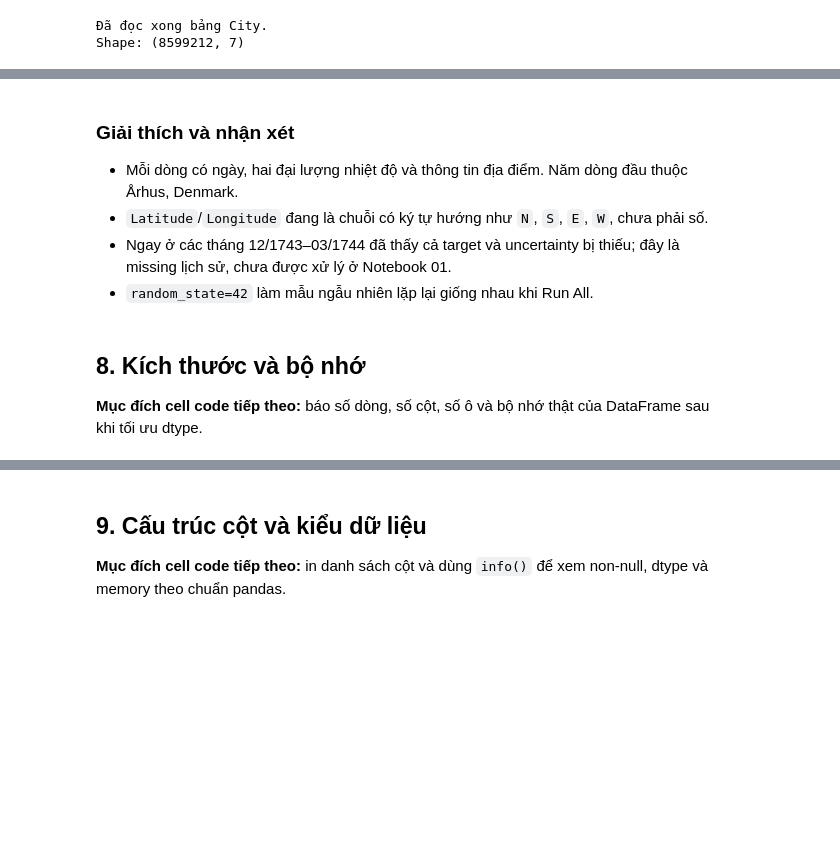
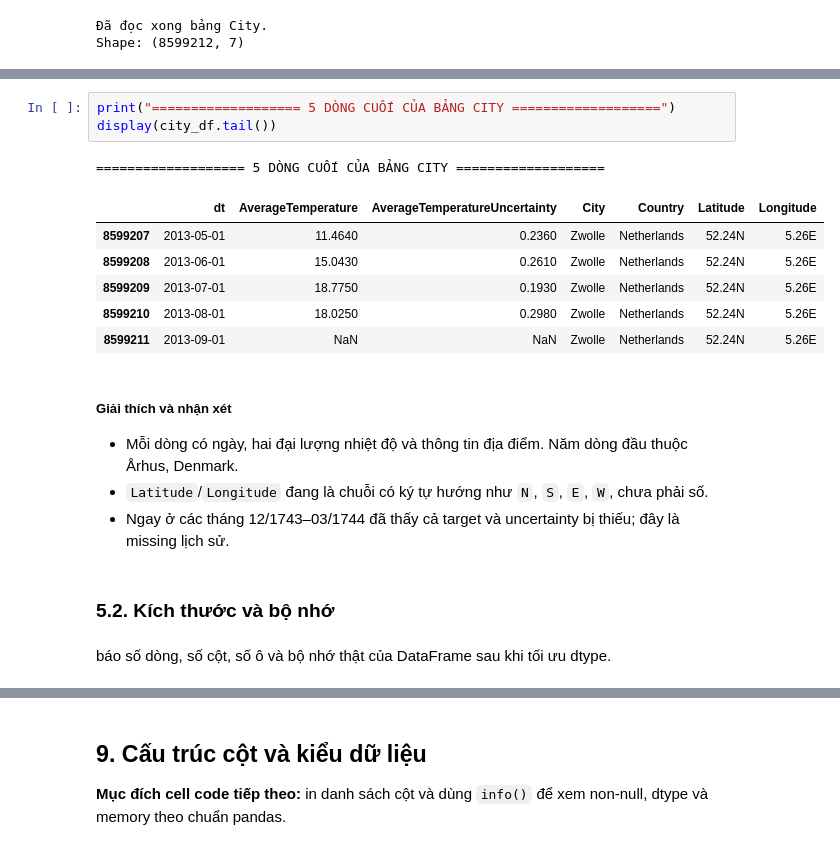
Before and after one commit to Sekaiiii1/Global-Surface-Temperature-Analysis, a Jupyter notebook: notebooks/01_data_understanding.ipynb, the cells around one changed output, grey strips where cells are left out. Drawn from its saved outputs; the diff is of its cells as text; blank space fills up the shorter version.

```diff
--- a/notebooks/01_data_understanding.ipynb
+++ b/notebooks/01_data_understanding.ipynb
@@ -256,14 +242,24 @@ display(city_df.sample(5, random_state=42))
+# %%
+print("=================== 5 DÒNG CUỐI CỦA BẢNG CITY ===================")
+display(city_df.tail())
+# %% [output]
+=================== 5 DÒNG CUỐI CỦA BẢNG CITY ===================
+|  | dt | AverageTemperature | AverageTemperatureUncertainty | City | Country | Latitude | Longitude |
+| 8599207 | 2013-05-01 | 11.4640 | 0.2360 | Zwolle | Netherlands | 52.24N | 5.26E |
+| 8599208 | 2013-06-01 | 15.0430 | 0.2610 | Zwolle | Netherlands | 52.24N | 5.26E |
+| 8599209 | 2013-07-01 | 18.7750 | 0.1930 | Zwolle | Netherlands | 52.24N | 5.26E |
+| 8599210 | 2013-08-01 | 18.0250 | 0.2980 | Zwolle | Netherlands | 52.24N | 5.26E |
+| 8599211 | 2013-09-01 | NaN | NaN | Zwolle | Netherlands | 52.24N | 5.26E |
 # %% [markdown]
-### Giải thích và nhận xét
+##### Giải thích và nhận xét
 
 - Mỗi dòng có ngày, hai đại lượng nhiệt độ và thông tin địa điểm. Năm dòng đầu thuộc Århus, Denmark.
 - `Latitude`/`Longitude` đang là chuỗi có ký tự hướng như `N`, `S`, `E`, `W`, chưa phải số.
-- Ngay ở các tháng 12/1743–03/1744 đã thấy cả target và uncertainty bị thiếu; đây là missing lịch sử, chưa được xử lý ở Notebook 01.
-- `random_state=42` làm mẫu ngẫu nhiên lặp lại giống nhau khi Run All.
+- Ngay ở các tháng 12/1743–03/1744 đã thấy cả target và uncertainty bị thiếu; đây là missing lịch sử.
+# %% [markdown]
+### 5.2. Kích thước và bộ nhớ
 # %% [markdown]
-## 8. Kích thước và bộ nhớ
-
-**Mục đích cell code tiếp theo:** báo số dòng, số cột, số ô và bộ nhớ thật của DataFrame sau khi tối ưu dtype.
+báo số dòng, số cột, số ô và bộ nhớ thật của DataFrame sau khi tối ưu dtype.
 # %%
 row_count, column_count = city_df.shape
 memory_mb = city_df.memory_usage(deep=True).sum() / 1024**2
```
Also changed, not shown: parts of 37 cells of this notebook, 3 other files.
